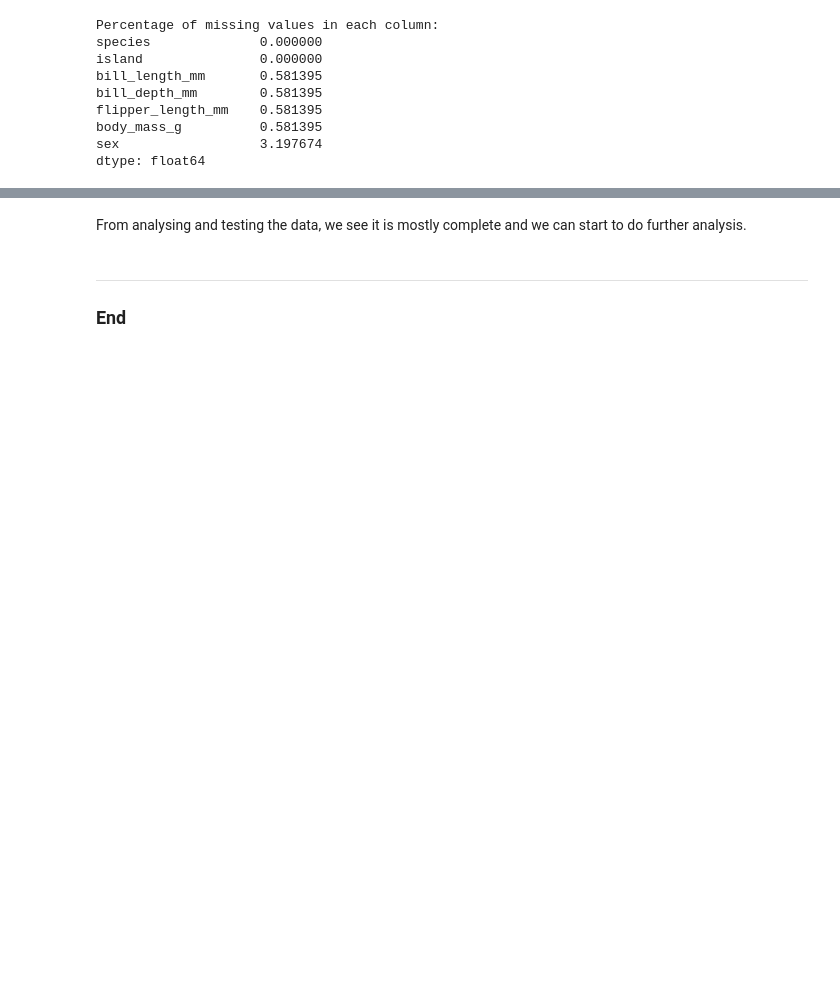
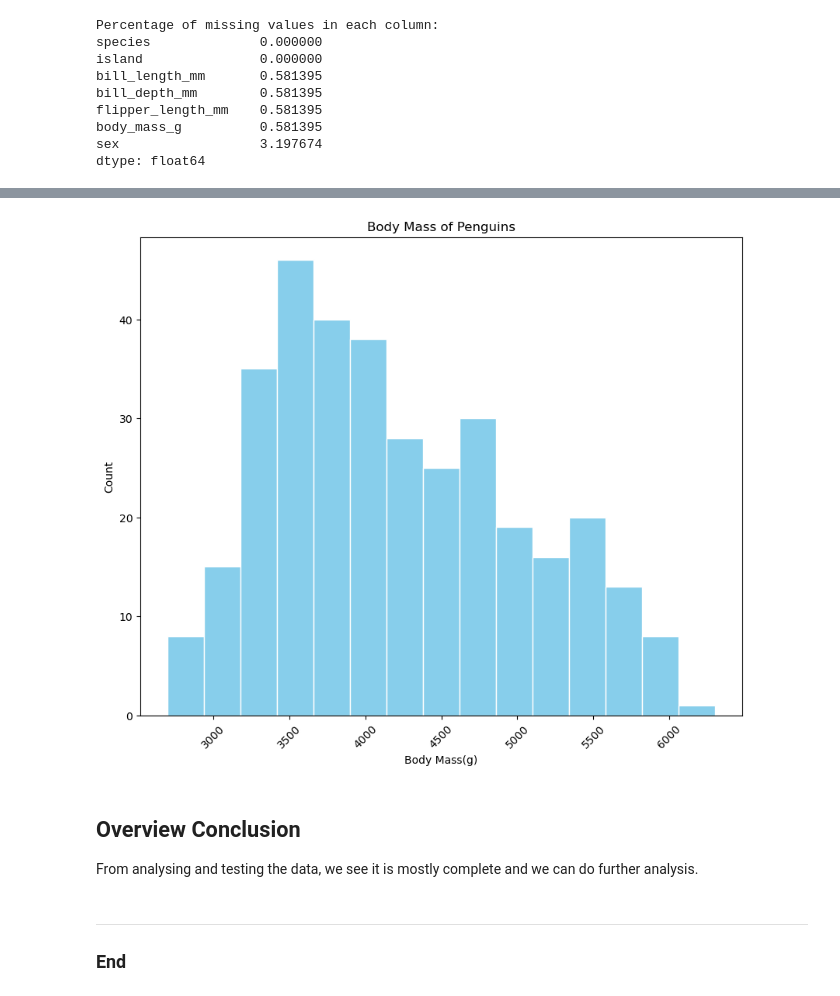
Before and after one commit to Grainne10/myproject, a Jupyter notebook: penguins.ipynb, the cells around one changed output, grey strips where cells are left out. Cells and saved outputs as stored; diff of their text form; code cells hidden in the pictures; blank space fills up the shorter version.

```diff
--- a/penguins.ipynb
+++ b/penguins.ipynb
@@ -164,0 +188,17 @@ dtype: float64
+# %%
+# Histograms can be used to show the distribution of variables and therefore suited to show one of the variables like body mass.
+# It shows peaks in the data of 3250g to 4000g.
+
+
+body_mass = df['body_mass_g']
+
+plt.figure(figsize=(10, 8))
+plt.hist(body_mass, color ='skyblue', bins = 15, edgecolor = 'white')
+plt.title('Body Mass of Penguins')
+plt.xlabel('Body Mass(g)')
+plt.ylabel('Count')
+plt.xticks(rotation=45)
+plt.savefig('Body Mass  of penguin Species')
+plt.show()
+# %% [output]
+[figure, added]
@@ -165,5 +207,6 @@ dtype: float64
 # %% [markdown]
-From analysing and testing the data, we see it is mostly complete and we can start to do further analysis.
+## Overview Conclusion
+From analysing and testing the data, we see it is mostly complete and we can do further analysis.
 # %% [markdown]
 ***
 ### End
```
Also changed, not shown: parts of 5 cells of this notebook, 3 other files.
